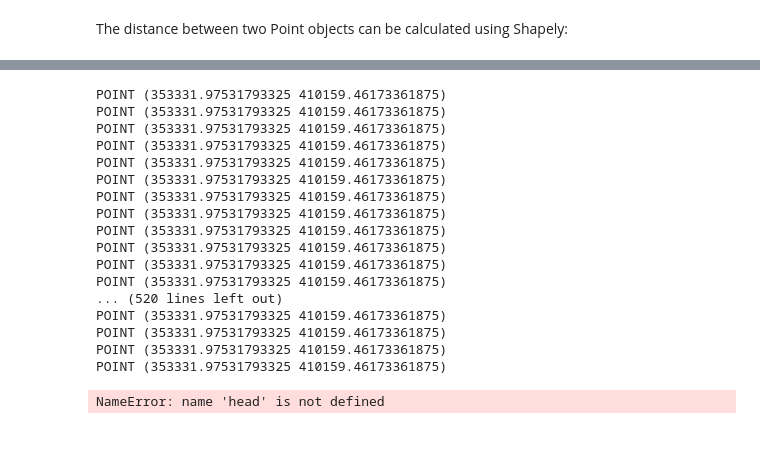
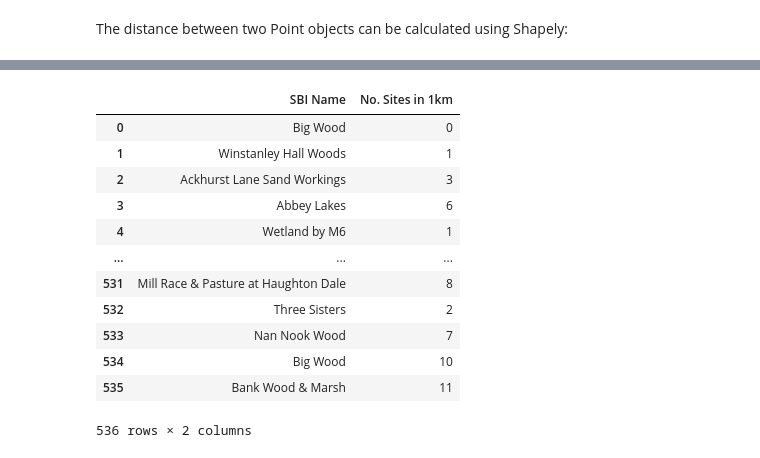
Before and after one commit to ChrisSoderberg-ONS/mss-sbi-project, a Jupyter notebook: sbi-analysis/example-notebook.ipynb, the cells around one changed output, grey strips where cells are left out. Cells and saved outputs as stored; diff of their text form; code cells hidden in the pictures.

```diff
--- a/sbi-analysis/example-notebook.ipynb
+++ b/sbi-analysis/example-notebook.ipynb
@@ -106,16 +93,0 @@ print(len(sbi))
-# %%
-# For all of them
-distances = list()
-r = 0
-
-
-for x in sbi["geometry"]):
-    distances = list()
-    y = sbi["centroid"].iloc[0]
-    z = non_sbi["centroid"].distance(y)
-    for distance in z:
-            if distance <2000:
-                distances.append(distance)
-
-
-print(distances)
@@ -124,25 +94,38 @@ print(distances)
-# %%
-for x in sbi["geometry"]:
-    y = sbi["centroid"].iloc[0]
-# %% [output]
-POINT (353331.97531793325 410159.46173361875)
-POINT (353331.97531793325 410159.46173361875)
-POINT (353331.97531793325 410159.46173361875)
-POINT (353331.97531793325 410159.46173361875)
-POINT (353331.97531793325 410159.46173361875)
-POINT (353331.97531793325 410159.46173361875)
-POINT (353331.97531793325 410159.46173361875)
-POINT (353331.97531793325 410159.46173361875)
-POINT (353331.97531793325 410159.46173361875)
-POINT (353331.97531793325 410159.46173361875)
-POINT (353331.97531793325 410159.46173361875)
-POINT (353331.97531793325 410159.46173361875)
-... (520 lines left out)
-POINT (353331.97531793325 410159.46173361875)
-POINT (353331.97531793325 410159.46173361875)
-POINT (353331.97531793325 410159.46173361875)
-POINT (353331.97531793325 410159.46173361875)
-# %%
-(full_data_gdf)
-# %% [output]
-NameError: name 'head' is not defined
+# %%
+
+# For all of the points in a df and then sum
+
+
+sbinames = list(sbi["SiteRef"]) #list of all the sbis
+
+distances = list()
+less_than_1km = list() #creating empty lists to add to data frame
+
+for x in sbi["centroid"]: #loop through each sbi
+    y = non_sbi["centroid"].distance(x) #find all the distances of developments to centroid
+    for distance in y: #filter for less than 1km away
+            if distance <1000:
+                distances.append(distance)
+    r = len(distances)    #find no. developments less than 1km away to each sbi
+    less_than_1km.append(r)
+    distances = list()
+
+
+
+Dev_1km = pd.DataFrame({'SBI Name':sbinames, 'No. Sites in 1km': less_than_1km}) #create dataframe of sbi and no. developments
+
+Dev_1km
+# %% [output]
+|  | SBI Name | No. Sites in 1km |
+| 0 | Big Wood | 0 |
+| 1 | Winstanley Hall Woods | 1 |
+| 2 | Ackhurst Lane Sand Workings | 3 |
+| 3 | Abbey Lakes | 6 |
+| 4 | Wetland by M6 | 1 |
+| ... | ... | ... |
+| 531 | Mill Race & Pasture at Haughton Dale | 8 |
+| 532 | Three Sisters | 2 |
+| 533 | Nan Nook Wood | 7 |
+| 534 | Big Wood | 10 |
+| 535 | Bank Wood & Marsh | 11 |
+536 rows × 2 columns
```
Also changed, not shown: parts of 10 cells of this notebook.
